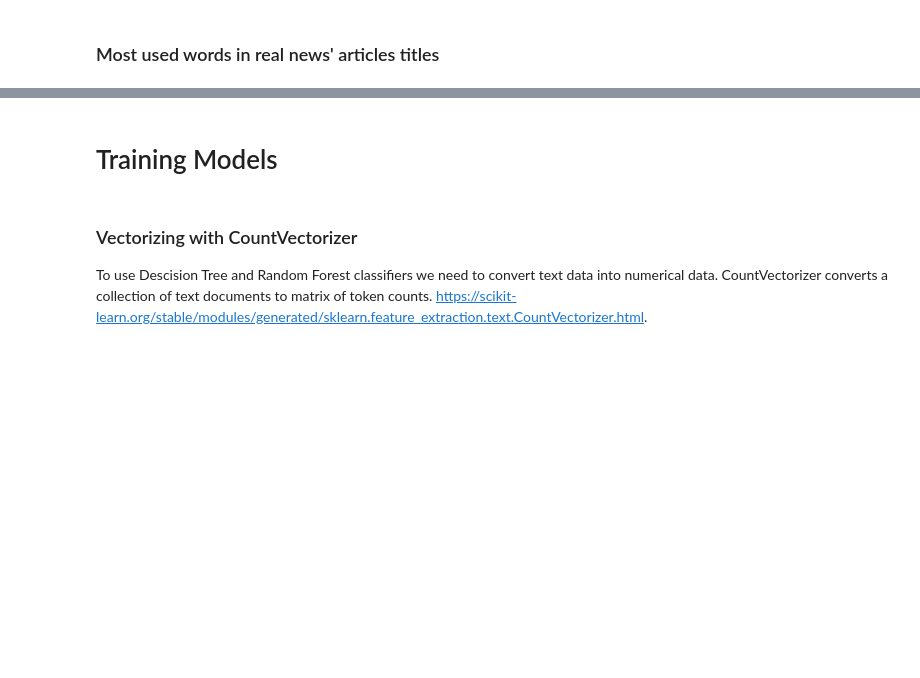
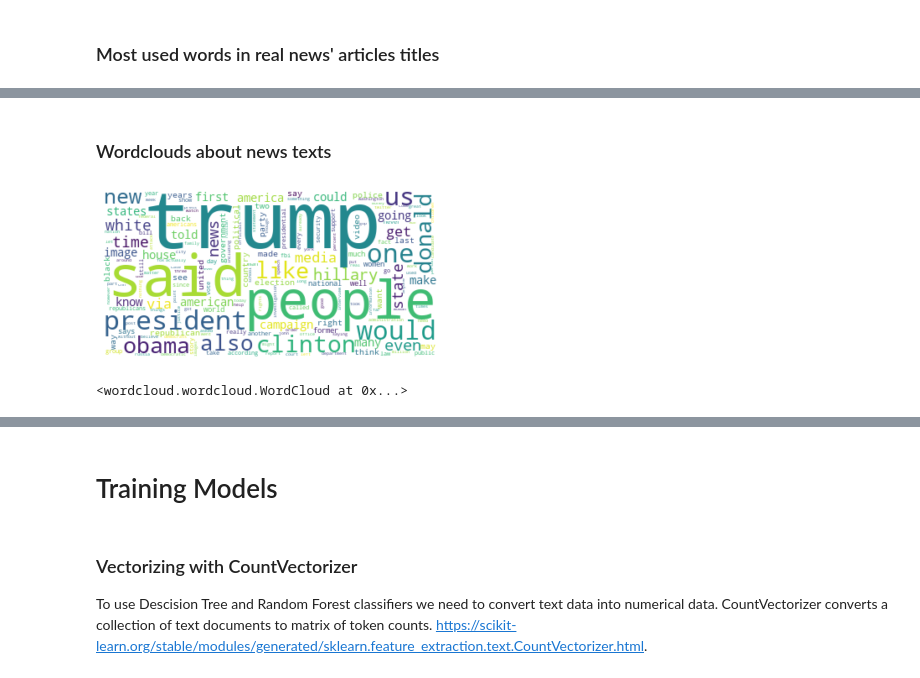
Before and after one commit to carolinlyybek/ids_fakenews, a Jupyter notebook: Project D23 KAGGLE-FAKE NEWS DETECTION.ipynb, the cells around one changed output, grey strips where cells are left out. Drawn from its saved outputs; the diff is of its cells as text; code cells hidden in the pictures; blank space fills up the shorter version.

Commit message:
Wordclouds

```diff
--- a/Project D23 KAGGLE-FAKE NEWS DETECTION.ipynb
+++ b/Project D23 KAGGLE-FAKE NEWS DETECTION.ipynb
@@ -293,0 +301,5 @@ real_title_dict = real_title_freq.to_dict()
+# %%
+fake_rows = news.loc[news['label'] == 'Fake']
+
+fake_text_freq = pd.Series(' '.join(fake_rows.text_lemma).split()).value_counts()
+fake_text_dict = fake_text_freq.to_dict()
@@ -311 +325,12 @@ wordcloud_real.to_file("img/realtitles_review.png")
 <wordcloud.wordcloud.WordCloud at 0x...>
+# %% [markdown]
+### Wordclouds about news texts
+# %%
+wordcloud_fake = WordCloud(background_color="white").generate_from_frequencies(fake_text_dict)
+plt.imshow(wordcloud_fake, interpolation='bilinear')
+plt.axis("off")
+plt.show()
+wordcloud_fake.to_file("img/faketexts_review.png")
+# %% [output]
+[figure, added]
+<wordcloud.wordcloud.WordCloud at 0x...>
```
Also changed, not shown: parts of 21 cells of this notebook, 6 other files.
